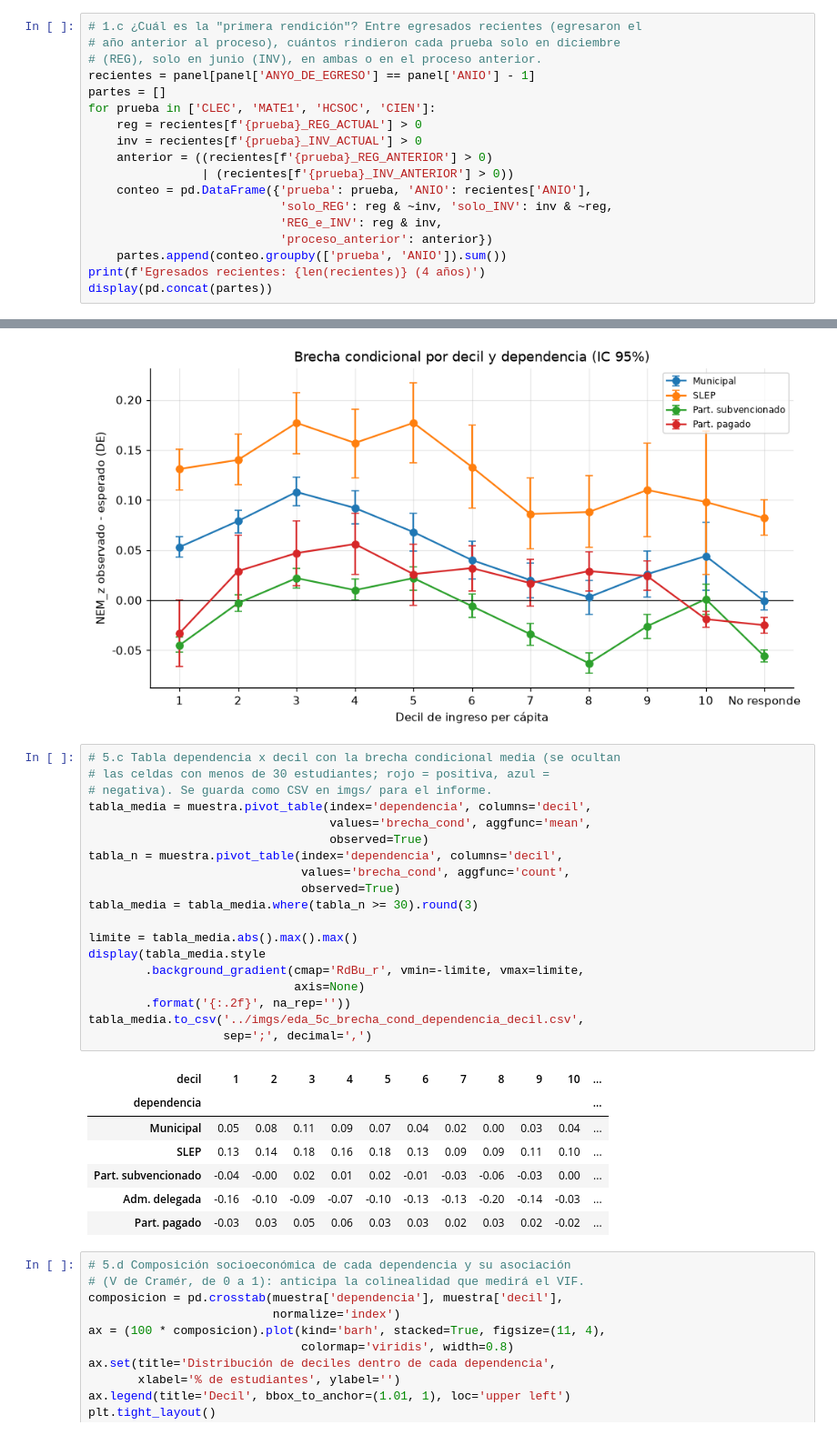
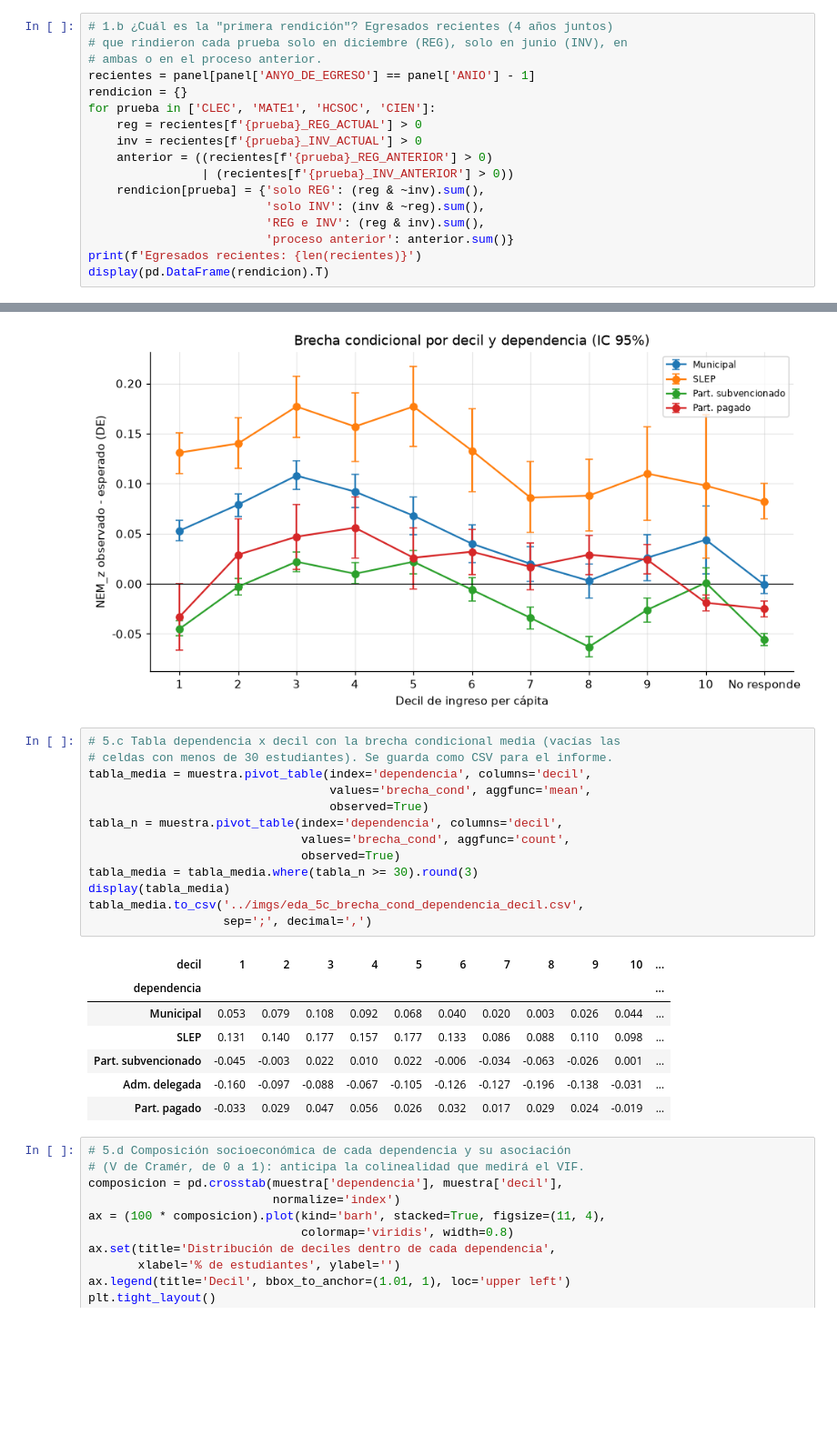
Before and after one commit to msegoviag2007/imt2200, a Jupyter notebook: notebooks/02_eda.ipynb, the cells around one changed output, grey strips where cells are left out. Shown at 91% size. Saved outputs shown, nothing was run; the diff lists cells and outputs as text; blank space fills up the shorter version.

```diff
--- a/notebooks/02_eda.ipynb
+++ b/notebooks/02_eda.ipynb
@@ -78,19 +76,18 @@ display(pd.crosstab(dependencia, panel['ANIO']))
 # %%
-# 1.c ¿Cuál es la "primera rendición"? Entre egresados recientes (egresaron el
-# año anterior al proceso), cuántos rindieron cada prueba solo en diciembre
-# (REG), solo en junio (INV), en ambas o en el proceso anterior.
+# 1.b ¿Cuál es la "primera rendición"? Egresados recientes (4 años juntos)
+# que rindieron cada prueba solo en diciembre (REG), solo en junio (INV), en
+# ambas o en el proceso anterior.
 recientes = panel[panel['ANYO_DE_EGRESO'] == panel['ANIO'] - 1]
-partes = []
+rendicion = {}
 for prueba in ['CLEC', 'MATE1', 'HCSOC', 'CIEN']:
     reg = recientes[f'{prueba}_REG_ACTUAL'] > 0
     inv = recientes[f'{prueba}_INV_ACTUAL'] > 0
     anterior = ((recientes[f'{prueba}_REG_ANTERIOR'] > 0)
                 | (recientes[f'{prueba}_INV_ANTERIOR'] > 0))
-    conteo = pd.DataFrame({'prueba': prueba, 'ANIO': recientes['ANIO'],
-                           'solo_REG': reg & ~inv, 'solo_INV': inv & ~reg,
-                           'REG_e_INV': reg & inv,
-                           'proceso_anterior': anterior})
-    partes.append(conteo.groupby(['prueba', 'ANIO']).sum())
-print(f'Egresados recientes: {len(recientes)} (4 años)')
-display(pd.concat(partes))
+    rendicion[prueba] = {'solo REG': (reg & ~inv).sum(),
+                         'solo INV': (inv & ~reg).sum(),
+                         'REG e INV': (reg & inv).sum(),
+                         'proceso anterior': anterior.sum()}
+print(f'Egresados recientes: {len(recientes)}')
+display(pd.DataFrame(rendicion).T)
 # %% [output]
@@ -462,32 +386,26 @@ mostrar('eda_5b')
 # %% [output]
 [figure]
 # %%
-# 5.c Tabla dependencia x decil con la brecha condicional media (se ocultan
-# las celdas con menos de 30 estudiantes; rojo = positiva, azul =
-# negativa). Se guarda como CSV en imgs/ para el informe.
+# 5.c Tabla dependencia x decil con la brecha condicional media (vacías las
+# celdas con menos de 30 estudiantes). Se guarda como CSV para el informe.
 tabla_media = muestra.pivot_table(index='dependencia', columns='decil',
                                   values='brecha_cond', aggfunc='mean',
                                   observed=True)
 tabla_n = muestra.pivot_table(index='dependencia', columns='decil',
                               values='brecha_cond', aggfunc='count',
                               observed=True)
 tabla_media = tabla_media.where(tabla_n >= 30).round(3)
-
-limite = tabla_media.abs().max().max()
-display(tabla_media.style
-        .background_gradient(cmap='RdBu_r', vmin=-limite, vmax=limite,
-                             axis=None)
-        .format('{:.2f}', na_rep=''))
+display(tabla_media)
 tabla_media.to_csv('../imgs/eda_5c_brecha_cond_dependencia_decil.csv',
                    sep=';', decimal=',')
 # %% [output]
 | decil | 1 | 2 | 3 | 4 | 5 | 6 | 7 | 8 | 9 | 10 | ... |
 | dependencia |  |  |  |  |  |  |  |  |  |  | ... |
-| Municipal | 0.05 | 0.08 | 0.11 | 0.09 | 0.07 | 0.04 | 0.02 | 0.00 | 0.03 | 0.04 | ... |
-| SLEP | 0.13 | 0.14 | 0.18 | 0.16 | 0.18 | 0.13 | 0.09 | 0.09 | 0.11 | 0.10 | ... |
-| Part. subvencionado | -0.04 | -0.00 | 0.02 | 0.01 | 0.02 | -0.01 | -0.03 | -0.06 | -0.03 | 0.00 | ... |
-| Adm. delegada | -0.16 | -0.10 | -0.09 | -0.07 | -0.10 | -0.13 | -0.13 | -0.20 | -0.14 | -0.03 | ... |
-| Part. pagado | -0.03 | 0.03 | 0.05 | 0.06 | 0.03 | 0.03 | 0.02 | 0.03 | 0.02 | -0.02 | ... |
+| Municipal | 0.053 | 0.079 | 0.108 | 0.092 | 0.068 | 0.040 | 0.020 | 0.003 | 0.026 | 0.044 | ... |
+| SLEP | 0.131 | 0.140 | 0.177 | 0.157 | 0.177 | 0.133 | 0.086 | 0.088 | 0.110 | 0.098 | ... |
+| Part. subvencionado | -0.045 | -0.003 | 0.022 | 0.010 | 0.022 | -0.006 | -0.034 | -0.063 | -0.026 | 0.001 | ... |
+| Adm. delegada | -0.160 | -0.097 | -0.088 | -0.067 | -0.105 | -0.126 | -0.127 | -0.196 | -0.138 | -0.031 | ... |
+| Part. pagado | -0.033 | 0.029 | 0.047 | 0.056 | 0.026 | 0.032 | 0.017 | 0.029 | 0.024 | -0.019 | ... |
 # %%
 # 5.d Composición socioeconómica de cada dependencia y su asociación
 # (V de Cramér, de 0 a 1): anticipa la colinealidad que medirá el VIF.
```
Also changed, not shown: parts of 32 cells of this notebook, 11 other files.
